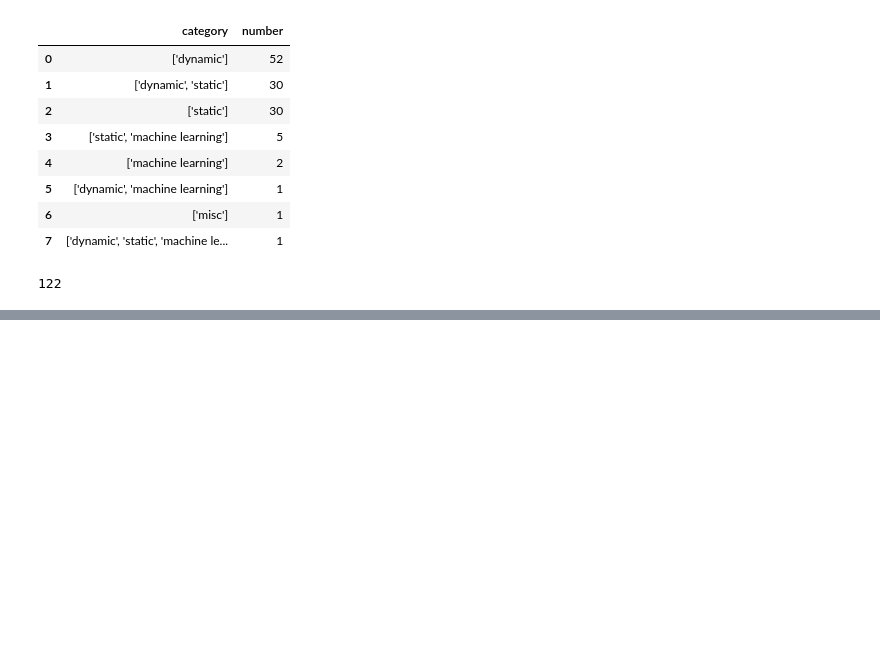
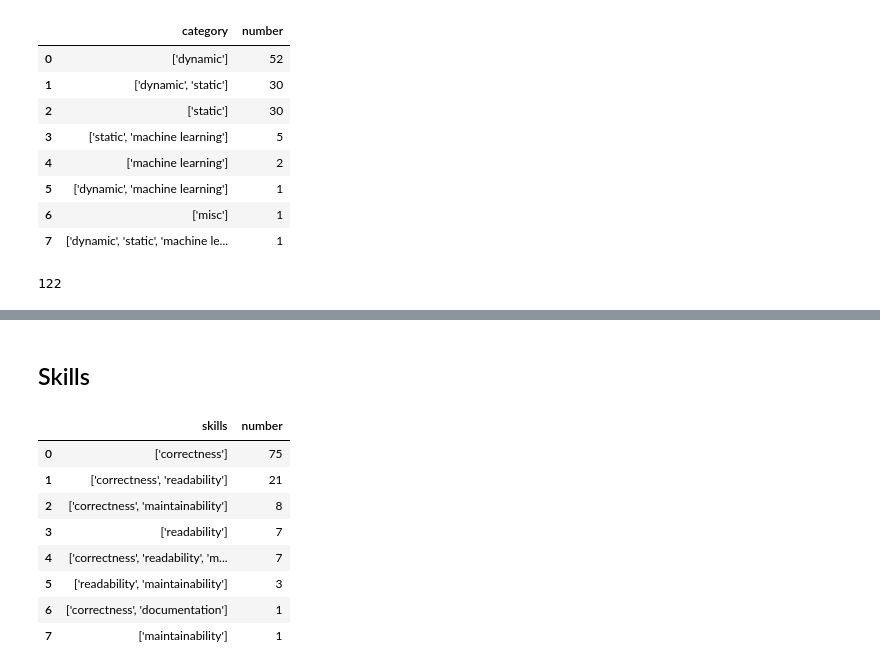
Before and after one commit to m-messer/Automated-Assessment-SLR-Data-Processing, a Jupyter notebook: analysis.ipynb, the cells around one changed output, grey strips where cells are left out. Cells and saved outputs as stored; diff of their text form; code cells hidden in the pictures; blank space fills up the shorter version.

```diff
--- a/analysis.ipynb
+++ b/analysis.ipynb
@@ -158,0 +159,16 @@ plt.savefig('plots/category.png')
+# %% [markdown]
+## Skills
+# %%
+skills = pd.Series([skill for skill in df.skills]).value_counts().reset_index()
+skills.columns = ["skills", 'number']
+skills
+# %% [output]
+|  | skills | number |
+| 0 | ['correctness'] | 75 |
+| 1 | ['correctness', 'readability'] | 21 |
+| 2 | ['correctness', 'maintainability'] | 8 |
+| 3 | ['readability'] | 7 |
+| 4 | ['correctness', 'readability', 'm... | 7 |
+| 5 | ['readability', 'maintainability'] | 3 |
+| 6 | ['correctness', 'documentation'] | 1 |
+| 7 | ['maintainability'] | 1 |
```
Also changed, not shown: parts of 4 cells of this notebook, 4 other files.
